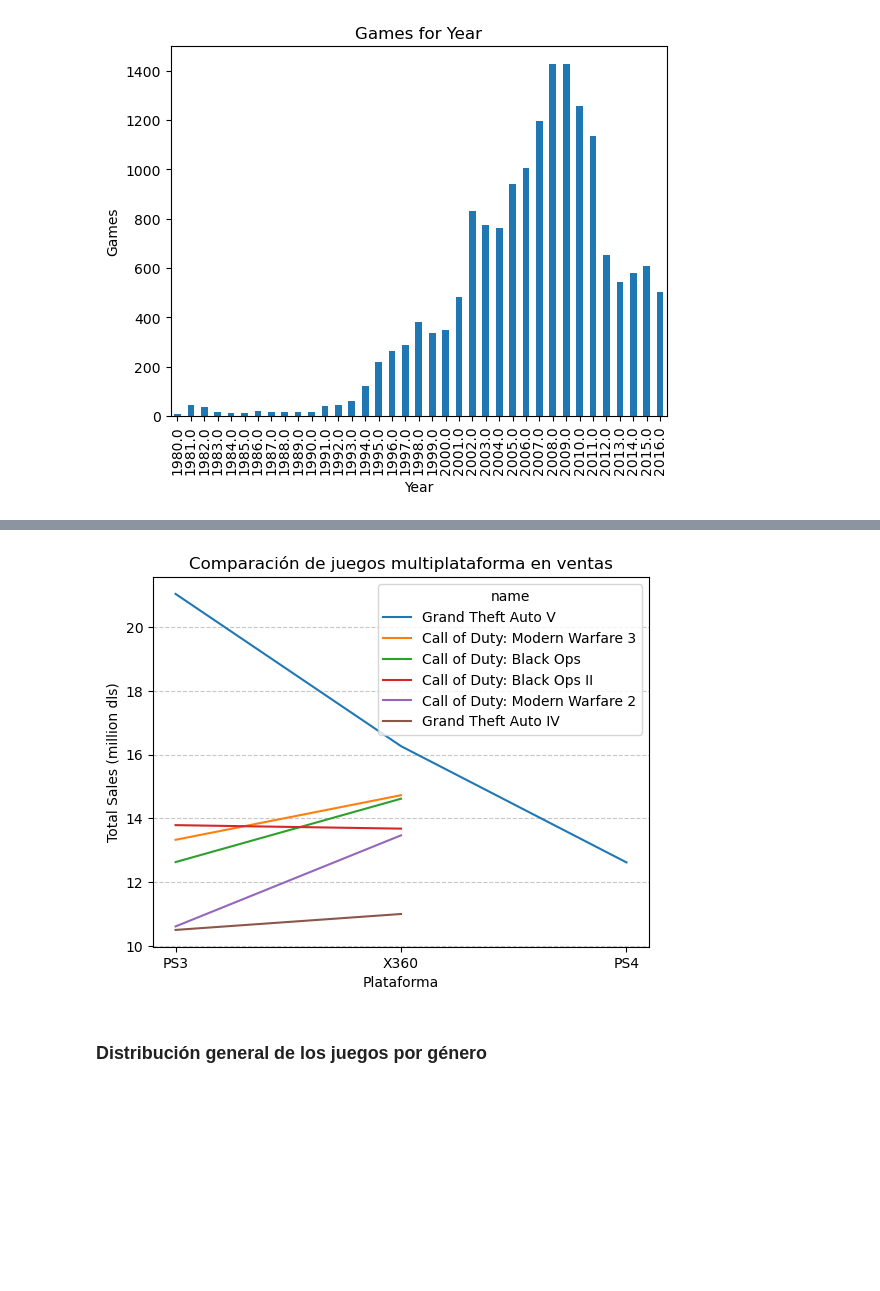
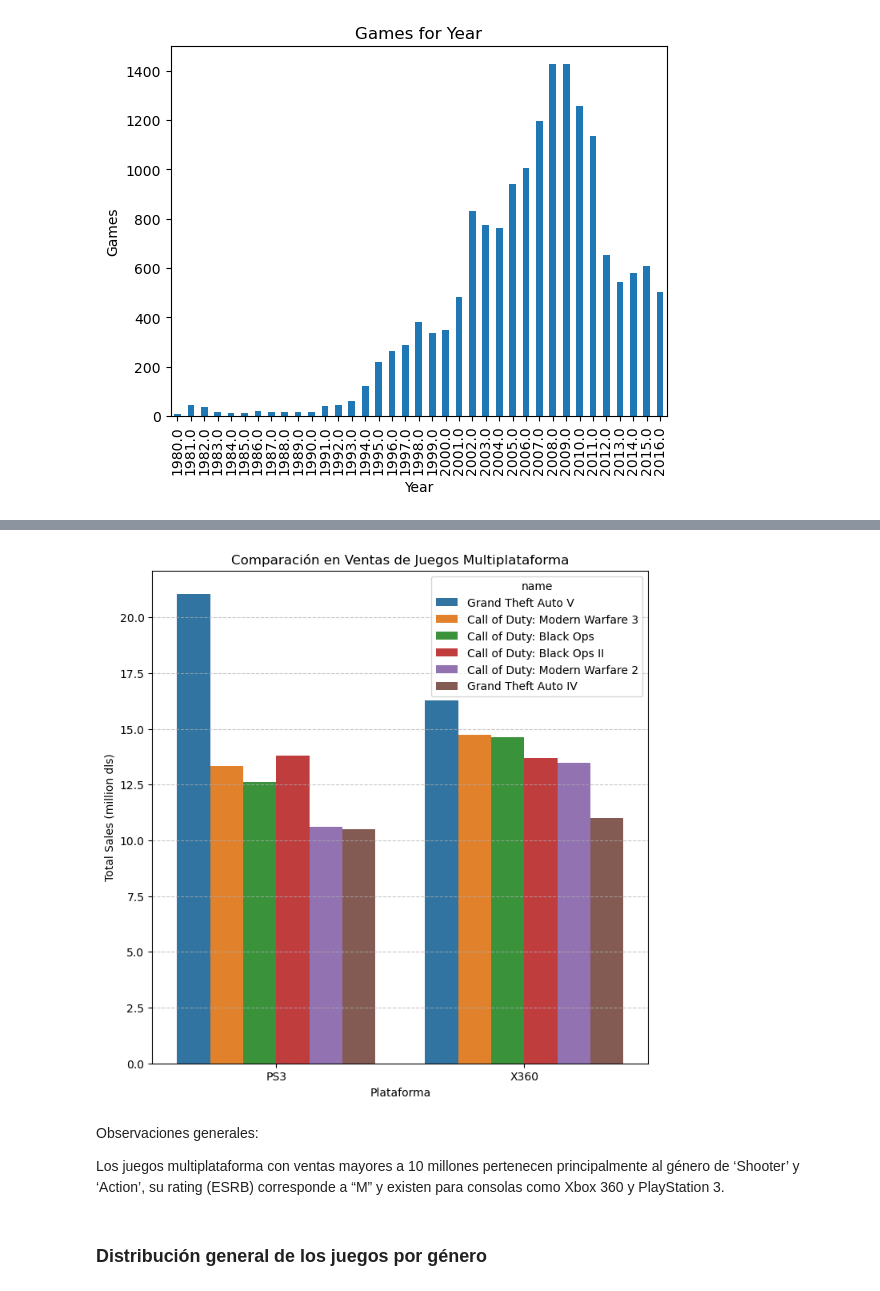
Before and after one commit to evelyn-data/proyecto_integrado, a Jupyter notebook: proyecto_games.ipynb, the cells around one changed output, grey strips where cells are left out. Cells and saved outputs as stored; diff of their text form; code cells hidden in the pictures; blank space fills up the shorter version.

```diff
--- a/proyecto_games.ipynb
+++ b/proyecto_games.ipynb
@@ -282,0 +284,12 @@ Los siguientes años reduce la cantidad a la mitad y se mantiene entre los 600 y
+# %%
+#Ventas por plataforma
+console_sales = df_games.groupby('platform')['total_sales'].sum().reset_index()
+
+#Las 10 consolas con mayores ventas
+top_console_sales = console_sales.sort_values(by= 'total_sales', ascending=False).head()
+
+#Lista de las 10 plataformas principales
+platforms_list = top_console_sales['platform'].tolist()
+
+display(top_console_sales)
+display(platforms_list)
@@ -354,0 +349,7 @@ plt.show()
+# %%
+#Seleccionamos las filas que tenga las ventas posteriores al 2000 del dataframe previamente filtrado con las 5 consolas más vendidas
+games_2 = games_2[games_2['year_of_release'] > 2000]
+
+games_2
+
+#6986
@@ -461,7 +492,7 @@ mp_videogames = videogames[videogames['platform'] > 1]
 duplicated_games = mp_videogames['name'].tolist()
 
 #Obtenemos un dataframe filtrado con la lista de juegos que son multiplataforma de la anterior tabla que filtra los juegos más vendidos que salieron después del 2004
-mp_best_games= best_games[best_games['name'].isin(duplicated_games)]
+mp_best_games= games_2[(games_2['name'].isin(duplicated_games)) & (games_2['total_sales'] > 10)]
 
 #display(mp_best_games.groupby('name')['platform'].count().reset_index())
 
@@ -470,6 +501,7 @@ filtered_mp_best_games = mp_best_games[mp_best_games.groupby('name')['platform']
 
 #display(filtered_mp_best_games)
 display(filtered_mp_best_games.groupby('name')['platform'].count().reset_index())
+filtered_mp_best_games
 # %% [output]
 |  | name | platform |
 | 0 | Call of Duty: Black Ops | 2 |
@@ -481,19 +526,27 @@ display(filtered_mp_best_games.groupby('name')['platform'].count().reset_index()
 # %%
 #Comparamos las ventas de los juegos multiplataforma
 
-sns.lineplot(data=filtered_mp_best_games,
+# Configurar tamaño de la figura
+plt.figure(figsize=(8, 8))
+sns.barplot(data=filtered_mp_best_games,
              x='platform',
              y='total_sales',
              hue='name')
 
+
 plt.xlabel('Plataforma')
 plt.ylabel('Total Sales (million dls)')
-plt.title('Comparación de juegos multiplataforma en ventas')
+plt.title('Comparación en Ventas de Juegos Multiplataforma')
 plt.grid(axis='y', linestyle='--', alpha=0.7)
 
+
 plt.show()
 # %% [output]
-[figure, old version]
+[figure, new version]
+# %% [markdown]
+Observaciones generales:
+
+Los juegos multiplataforma con ventas mayores a 10 millones pertenecen principalmente al género de ‘Shooter’ y ‘Action’, su rating (ESRB) corresponde a “M” y existen para consolas como Xbox 360 y PlayStation 3.
 # %% [markdown]
 ### Distribución general de los juegos por género
 # %%
```
Also changed, not shown: parts of 46 cells of this notebook.
